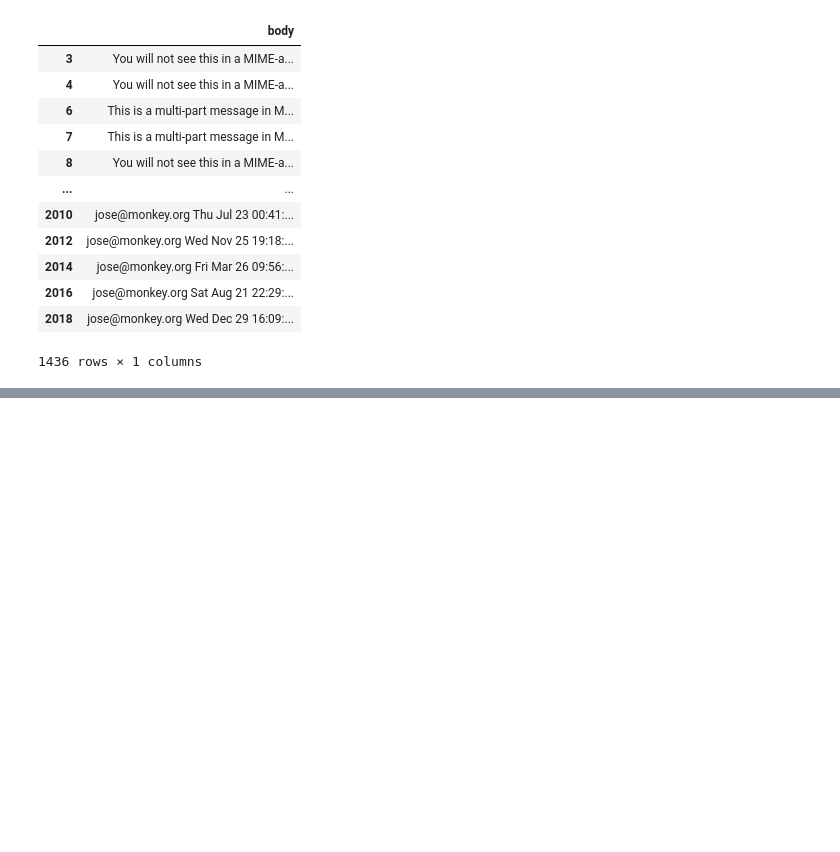
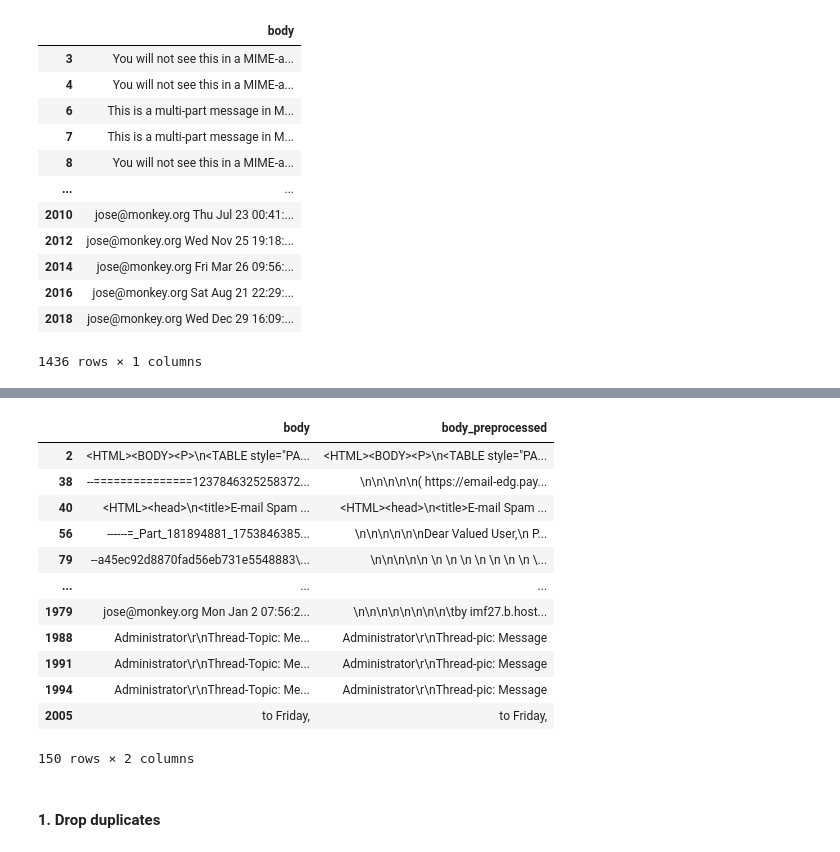
Before and after one commit to zxcvwrs/phishing-detection-DL-NLP, a Jupyter notebook: gcn_model.ipynb, the cells around one changed output, grey strips where cells are left out. Cells and saved outputs as stored; diff of their text form; code cells hidden in the pictures; blank space fills up the shorter version.

```diff
--- a/gcn_model.ipynb
+++ b/gcn_model.ipynb
@@ -218,14 +238,5 @@ prepare_body_mail(df_enron_unprocessed['text'][2000])
 # %%
 jose_file_path= 'comparision_of_nlp_and_ml_methods_datasets\jose_phishing_dataset'
-# %%
-res = defaultdict(list)
-for file in os.listdir(enron_files_path):
-    file_path = enron_files_path + '\\' + file
-    with open(file_path, 'r') as f:
-        res['file_name'].append(file)
-        res['text'].append(f.read())
-
-df_enron_unprocessed  = pd.DataFrame(res)
 # %%
 import email
 import pandas as pd
@@ -322,0 +315,26 @@ test.split('Content-Description', 2)[-1]
+# %%
+strings_to_remove = ('Content-Type', 'Content-Transfer-Encoding', 'MIME-Version', 'Subject', 'From', 'To', 'Date', 'Message-ID', 'X-Mailer',
+    'X-MimeOLE', 'X-Priority', 'X-MSMail-Priority', 'X-Originating-IP', 'X-Spam', 'X-Spam-Status',
+    'text/plain', 'You will not see this in a MIME-aware mail reader.', 'jose@monkey.org', '--===============',
+    "This is a multi-part message in MIME format.", 'Return-Path', 'charset=', 'Delivered-', '--', 'Content-Description: Mail message body =',
+    'X-FDA:', 'Received:', 'Content-type:', 'Content-Description:', 'This is a MIME message. If you are reading this text, you may want to consider changing to a mail reader or gateway that understands how to properly handle MIME multipart messages.'
+    '------=_', 'This is a MIME encoded message', 'This is a multipart message in MIME format.', 'This message is in MIME format.', 'Content-Disposition:',
+    'format=', 'boundary=', 'X-HE-Tag: ', 'X-Filterd-Recvd-Size: ', 'by imf02.b.hostedemail.com', '(Postfix)', 'jose@login.monkey.org', 'monkey.org',
+    'X-Forwarded-For: Authentication-Results: ', 'Message-Id: ', 'X-Probable-Spam: ', 'X-Scanned-By: MIMEDefang 2', 'X-Scanned-By', 'X-Keywords:',
+    'X-UID: ', 'DKIM-Signature:', 'c=relaxed/relaxed')
+
+def remove_or_extract(mail):
+    for string_to_remove in strings_to_remove:
+        while string_to_remove in mail:
+            index = mail.find(string_to_remove)
+            end_index = mail.find('\n', index)
+            if end_index == -1: # if not found \n it searches for \r
+                end_index = mail.find('\r', index)
+            if end_index != -1:
+                mail = mail[:index] + mail[end_index:]
+            else:
+                mail = mail.replace(string_to_remove, "")
+                break
+    return mail
+
+#print(remove_or_extract(df_jose_unprocessed['body'][0]))
@@ -322,0 +359,4 @@ test.split('Content-Description', 2)[-1]
+# %%
+df_jose_unprocessed['body_preprocessed'] = df_jose_unprocessed['body'].apply(remove_or_extract)
+# %%
+pd.options.display.max_columns = None
@@ -322,0 +367,18 @@ test.split('Content-Description', 2)[-1]
+# %%
+df_jose_unprocessed[df_jose_unprocessed['body_preprocessed'].duplicated()]
+# %% [output]
+|  | body | body_preprocessed |
+| 2 | <HTML><BODY><P>\n<TABLE style="PA... | <HTML><BODY><P>\n<TABLE style="PA... |
+| 38 | --===============1237846325258372... | \n\n\n\n\n( https://email-edg.pay... |
+| 40 | <HTML><head>\n<title>E-mail Spam ... | <HTML><head>\n<title>E-mail Spam ... |
+| 56 | ------=_Part_181894881_1753846385... | \n\n\n\n\n\nDear Valued User,\n P... |
+| 79 | --a45ec92d8870fad56eb731e5548883\... | \n\n\n\n\n \n \n \n \n \n \n \n \... |
+| ... | ... | ... |
+| 1979 | jose@monkey.org Mon Jan 2 07:56:2... | \n\n\n\n\n\n\n\n\tby imf27.b.host... |
+| 1988 | Administrator\r\nThread-Topic: Me... | Administrator\r\nThread-pic: Message |
+| 1991 | Administrator\r\nThread-Topic: Me... | Administrator\r\nThread-pic: Message |
+| 1994 | Administrator\r\nThread-Topic: Me... | Administrator\r\nThread-pic: Message |
+| 2005 | to Friday, | to Friday, |
+150 rows × 2 columns
+# %% [markdown]
+#### 1. Drop duplicates
```
Also changed, not shown: parts of 54 cells of this notebook, 1 other file.
